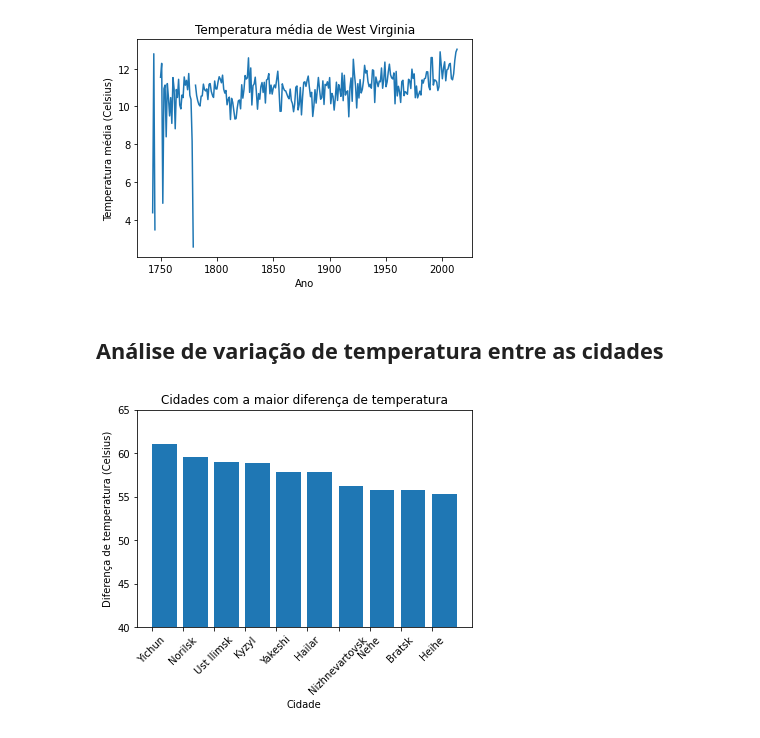
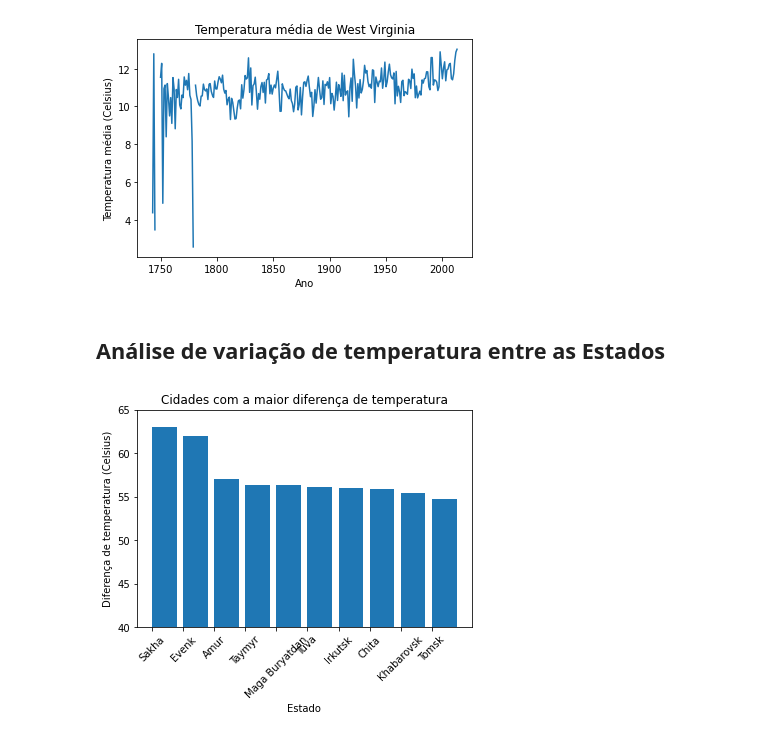
Before and after one commit to leonardovenan/santanderCoders3, a Jupyter notebook: Trabalho_final_states.ipynb, the cells around one changed output. Saved outputs shown, nothing was run; the diff lists cells and outputs as text; code cells hidden in the pictures.

Commit message:
Análise de temperatura do estado da  West Virginia e de estados com as temperaturas mais elevadas

```diff
--- a/Trabalho_final_states.ipynb
+++ b/Trabalho_final_states.ipynb
@@ -87,7 +87,7 @@ Grafico("West Virginia")
 # %% [output]
 [figure]
 # %% [markdown]
-## Análise de variação de temperatura entre as cidades
+## Análise de variação de temperatura entre as Estados
 # %%
 ## Queremos calcular a diferença de temperatura entre o ano mais recente e o ano mais antigo para cada
 ## cidade. Para fazer isso, vamos utilizar o método .agg() do pandas para calcular a diferença entre o
@@ -106,11 +106,11 @@ top_cities = dados_agrupados.head(10)
 # %%
 ## Por fim, plotamos um gráfico de barras para analisar essa diferença
 plt.bar(top_cities.index, top_cities["dif"], width = 0.8, align = 'edge')
-plt.xlabel("Cidade")
+plt.xlabel("Estado")
 plt.ylabel("Diferença de temperatura (Celsius)")
 plt.title("Cidades com a maior diferença de temperatura")
 plt.ylim(40,65)
 plt.xticks(rotation=45)
 plt.show()
 # %% [output]
-[figure, old version]
+[figure, new version]
```
